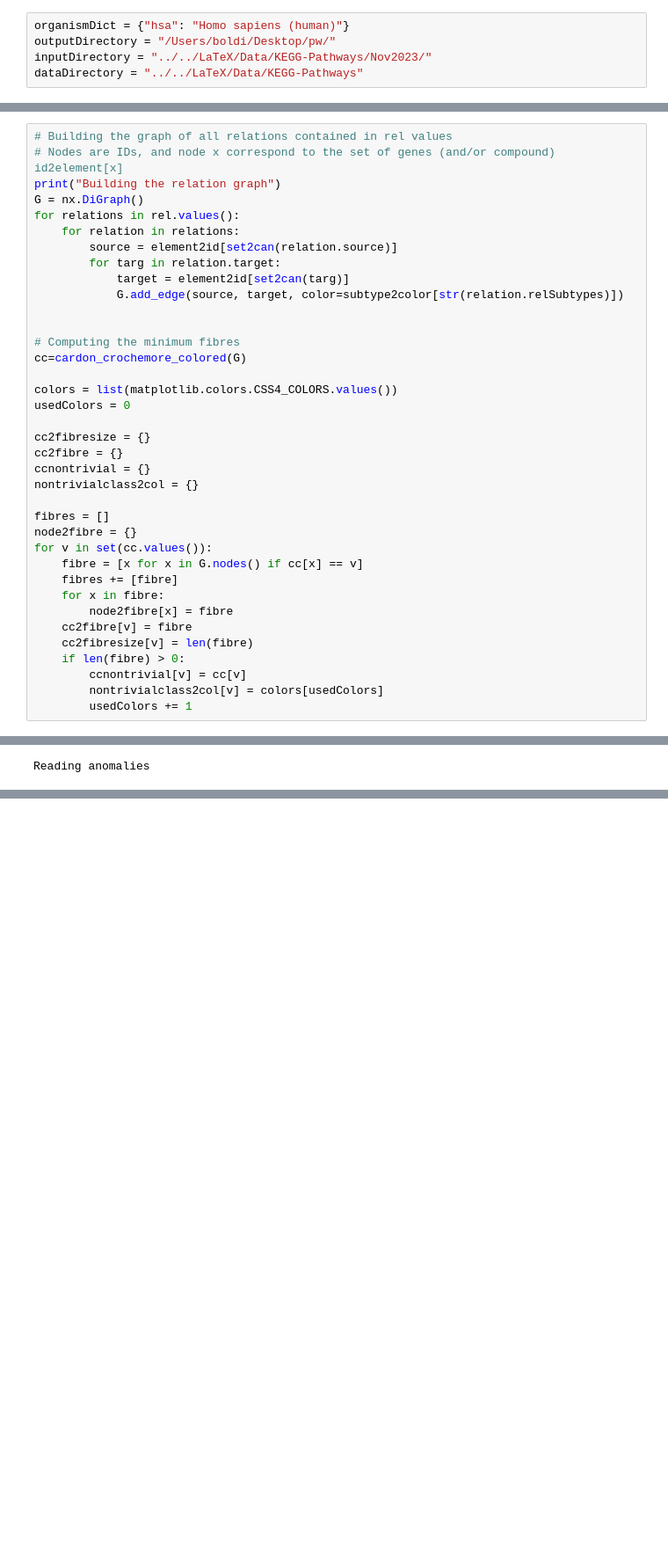
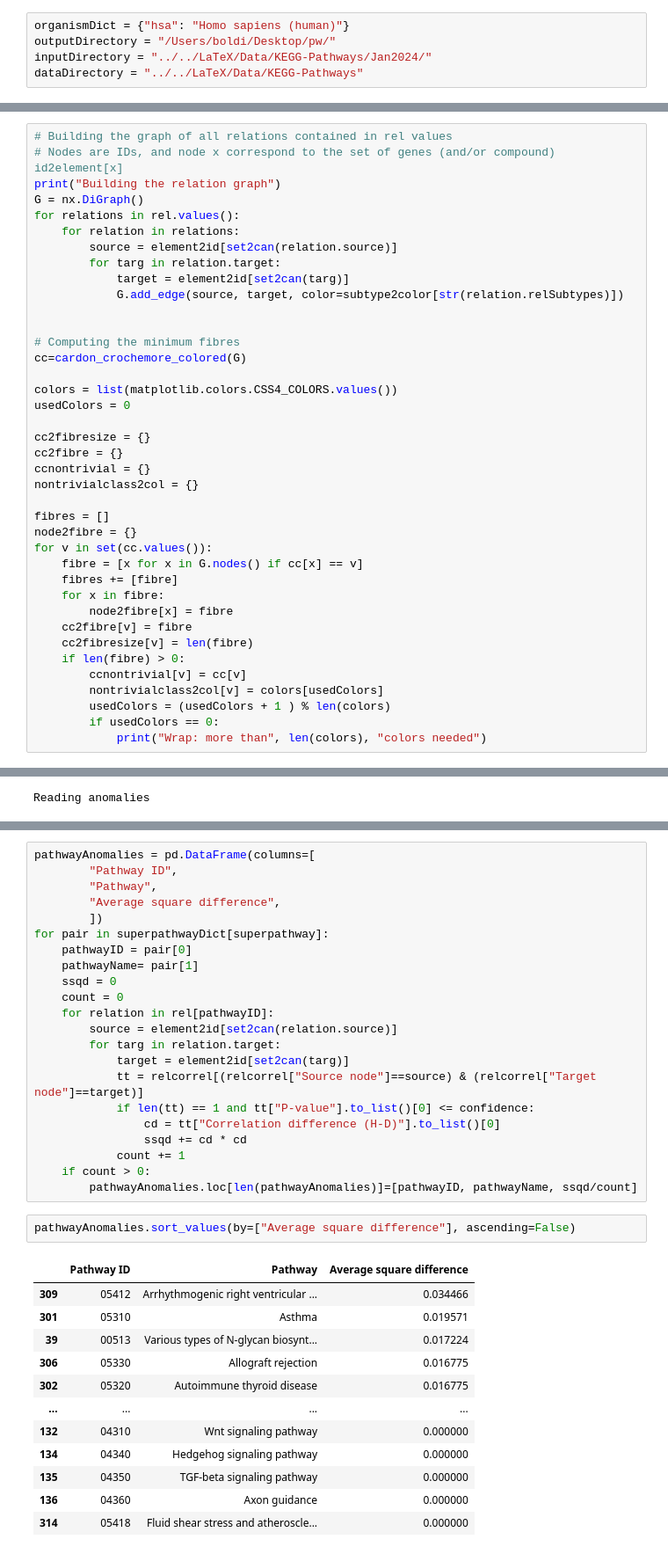
Before and after one commit to boldip/qf, a Jupyter notebook: src/work-caterinaStefano.ipynb, the cells around one changed output, grey strips where cells are left out. Shown: that part at 88% size. Cells and saved outputs as stored; diff of their text form; blank space fills up the shorter version.

Commit message:
Added computation by pathway

```diff
--- a/src/work-caterinaStefano.ipynb
+++ b/src/work-caterinaStefano.ipynb
@@ -20,7 +20,7 @@ import random
 # %%
 organismDict = {"hsa": "Homo sapiens (human)"}
 outputDirectory = "/Users/boldi/Desktop/pw/"
-inputDirectory = "../../LaTeX/Data/KEGG-Pathways/Nov2023/"
+inputDirectory = "../../LaTeX/Data/KEGG-Pathways/Jan2024/"
 dataDirectory = "../../LaTeX/Data/KEGG-Pathways"
 # %%
 pws = pd.read_csv(os.path.join(inputDirectory, "KEGG-pathways.txt"), header=0,
@@ -266,6 +266,8 @@ for v in set(cc.values()):
     if len(fibre) > 0:
         ccnontrivial[v] = cc[v]
         nontrivialclass2col[v] = colors[usedColors]
-        usedColors += 1
+        usedColors = (usedColors + 1 ) % len(colors)
+        if usedColors == 0:
+            print("Wrap: more than", len(colors), "colors needed")
 # %% [output]
 Building the relation graph
@@ -643,3 +662,40 @@ for pair in superpathwayDict[superpathway]:
     pdfName = organism + pathwayID + ".pdf"
     pathlib.Path(os.path.join("/Users/boldi/Desktop/", organism, safeSuperpathway + "-col")).mkdir(parents=True, exist_ok=True)
     canvas.new_draw(os.path.join("/Users/boldi/Desktop/", organism, safeSuperpathway+ "-col", pdfName), relations, elaborateArc)
+# %%
+pathwayAnomalies = pd.DataFrame(columns=[
+        "Pathway ID",
+        "Pathway",
+        "Average square difference",
+        ])
+for pair in superpathwayDict[superpathway]:
+    pathwayID = pair[0]
+    pathwayName= pair[1]
+    ssqd = 0
+    count = 0
+    for relation in rel[pathwayID]:
+        source = element2id[set2can(relation.source)]
+        for targ in relation.target:
+            target = element2id[set2can(targ)]
+            tt = relcorrel[(relcorrel["Source node"]==source) & (relcorrel["Target node"]==target)]
+            if len(tt) == 1 and tt["P-value"].to_list()[0] <= confidence:
+                cd = tt["Correlation difference (H-D)"].to_list()[0]
+                ssqd += cd * cd
+            count += 1
+    if count > 0:
+        pathwayAnomalies.loc[len(pathwayAnomalies)]=[pathwayID, pathwayName, ssqd/count]
+# %%
+pathwayAnomalies.sort_values(by=["Average square difference"], ascending=False)
+# %% [output]
+|  | Pathway ID | Pathway | Average square difference |
+| 309 | 05412 | Arrhythmogenic right ventricular ... | 0.034466 |
+| 301 | 05310 | Asthma | 0.019571 |
+| 39 | 00513 | Various types of N-glycan biosynt... | 0.017224 |
+| 306 | 05330 | Allograft rejection | 0.016775 |
+| 302 | 05320 | Autoimmune thyroid disease | 0.016775 |
+| ... | ... | ... | ... |
+| 132 | 04310 | Wnt signaling pathway | 0.000000 |
+| 134 | 04340 | Hedgehog signaling pathway | 0.000000 |
+| 135 | 04350 | TGF-beta signaling pathway | 0.000000 |
+| 136 | 04360 | Axon guidance | 0.000000 |
+| 314 | 05418 | Fluid shear stress and atheroscle... | 0.000000 |
```
Also changed, not shown: parts of 3 cells of this notebook.
